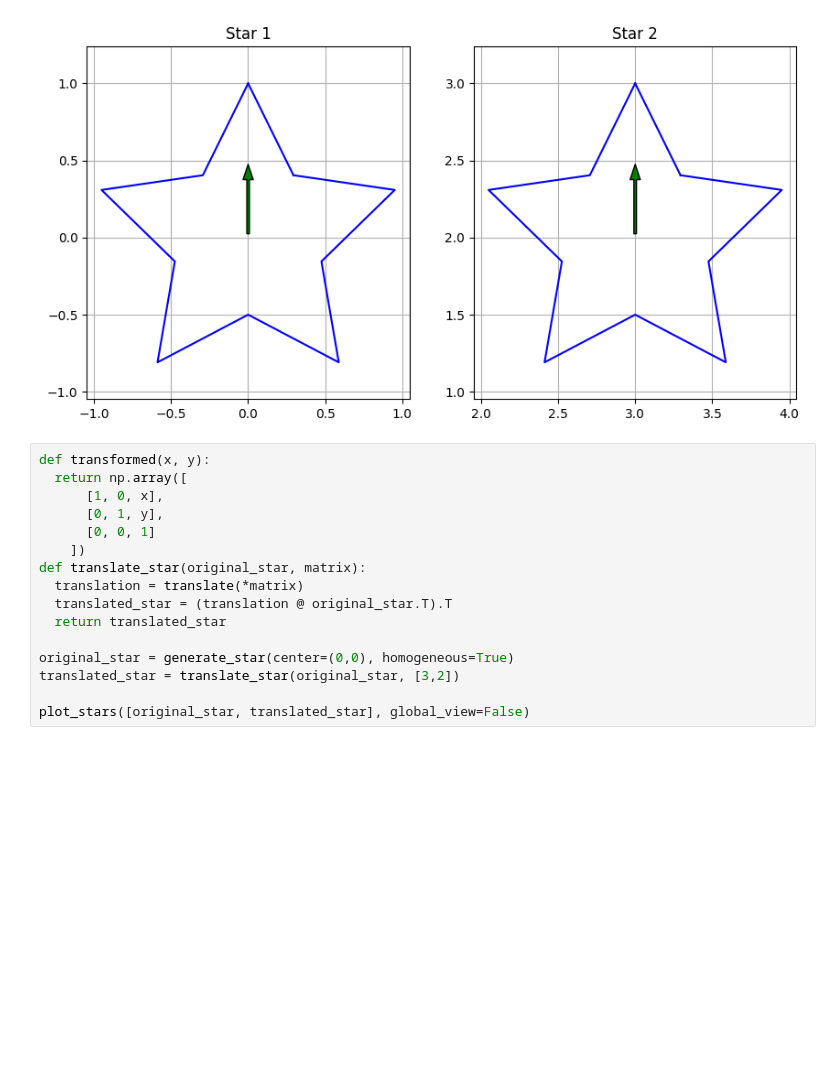
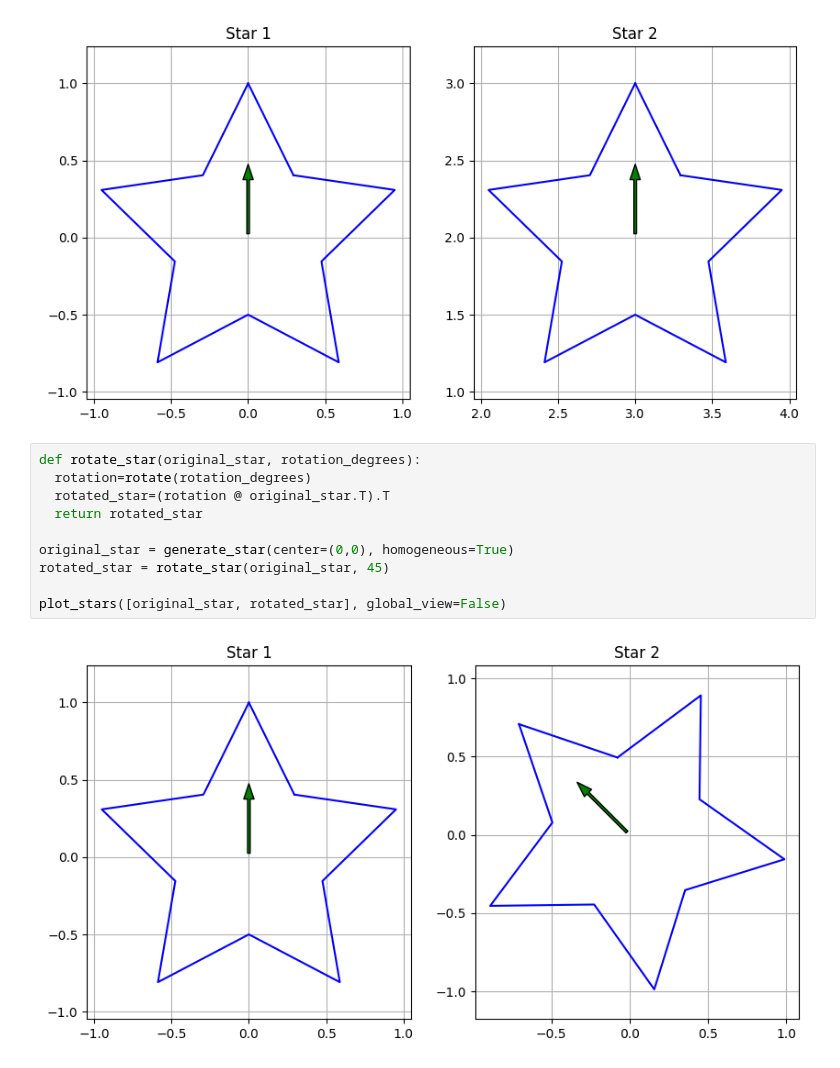
Before and after one commit to lia-ang/BME3053C-Spring-2025, a Jupyter notebook: lessons-solved/homework/HW5_ALiang.ipynb, the cells around one changed output. Saved outputs shown, nothing was run; the diff lists cells and outputs as text; blank space fills up the shorter version.

```diff
--- a/lessons-solved/homework/HW5_ALiang.ipynb
+++ b/lessons-solved/homework/HW5_ALiang.ipynb
@@ -98,18 +98,14 @@ plot_stars([original_star, translated_star], global_view=False)
 # %% [output]
 [figure]
 # %%
-def transformed(x, y):
-  return np.array([
-      [1, 0, x],
-      [0, 1, y],
-      [0, 0, 1]
-    ])
-def translate_star(original_star, matrix):
-  translation = translate(*matrix)
-  translated_star = (translation @ original_star.T).T
-  return translated_star
+def rotate_star(original_star, rotation_degrees):
+  rotation=rotate(rotation_degrees)
+  rotated_star=(rotation @ original_star.T).T
+  return rotated_star
 
 original_star = generate_star(center=(0,0), homogeneous=True)
-translated_star = translate_star(original_star, [3,2])
+rotated_star = rotate_star(original_star, 45)
 
-plot_stars([original_star, translated_star], global_view=False)
+plot_stars([original_star, rotated_star], global_view=False)
+# %% [output]
+[figure, added]
```
